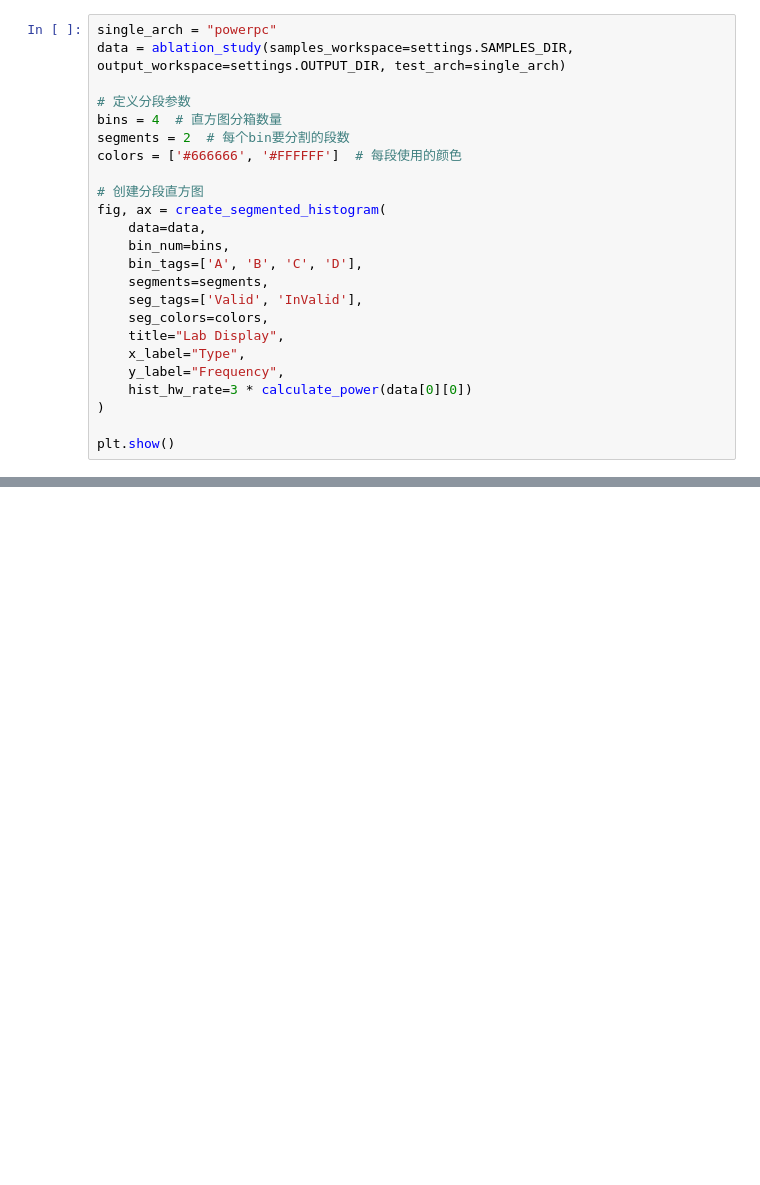
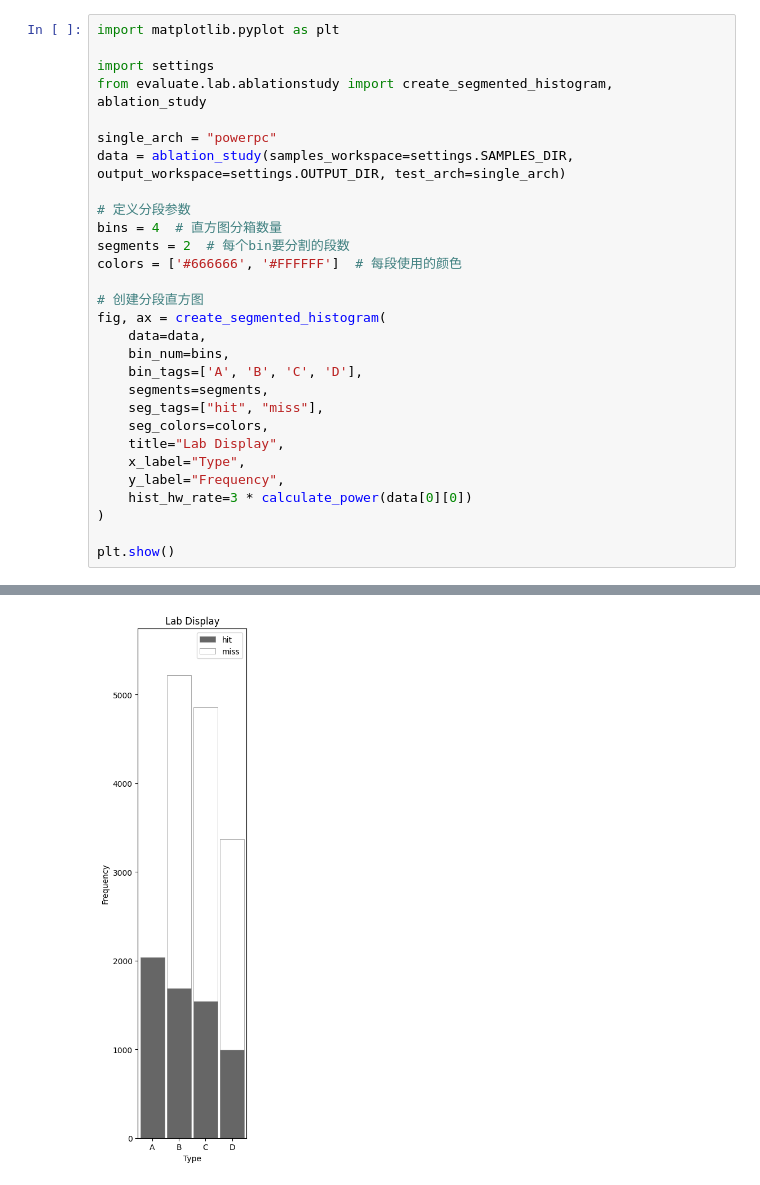
Before and after one commit to NCNIPCIoTSec/FBFISADetector, a Jupyter notebook: src/labDisplay.ipynb, the cells around one changed output, grey strips where cells are left out. Saved outputs shown, nothing was run; the diff lists cells and outputs as text; blank space fills up the shorter version.

```diff
--- a/src/labDisplay.ipynb
+++ b/src/labDisplay.ipynb
@@ -75,4 +132,9 @@ plt.show()
 # %%
+import matplotlib.pyplot as plt
+
+import settings
+from evaluate.lab.ablationstudy import create_segmented_histogram, ablation_study
+
 single_arch = "powerpc"
 data = ablation_study(samples_workspace=settings.SAMPLES_DIR, output_workspace=settings.OUTPUT_DIR, test_arch=single_arch)
 
@@ -87,7 +149,7 @@ fig, ax = create_segmented_histogram(
     bin_num=bins,
     bin_tags=['A', 'B', 'C', 'D'],
     segments=segments,
-    seg_tags=['Valid', 'InValid'],
+    seg_tags=["hit", "miss"],
     seg_colors=colors,
     title="Lab Display",
     x_label="Type",
@@ -96,3 +158,4 @@ fig, ax = create_segmented_histogram(
 )
 
 plt.show()
+# %% [output]
@@ -99 +179,2 @@ plt.show()
+[figure, added]
 # %%
```
Also changed, not shown: parts of 7 cells of this notebook, 50 other files.
